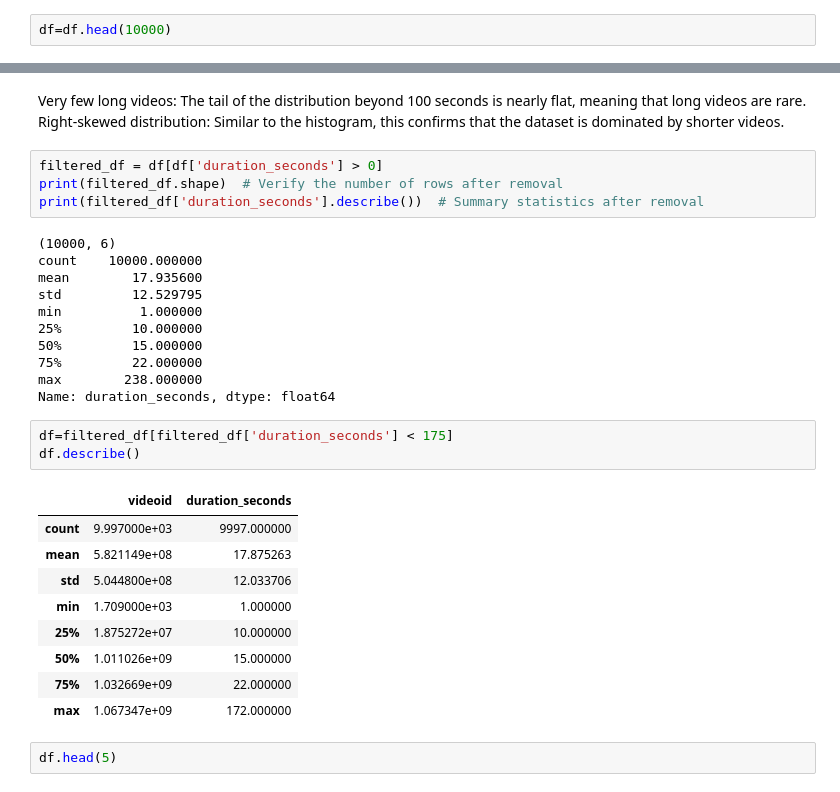
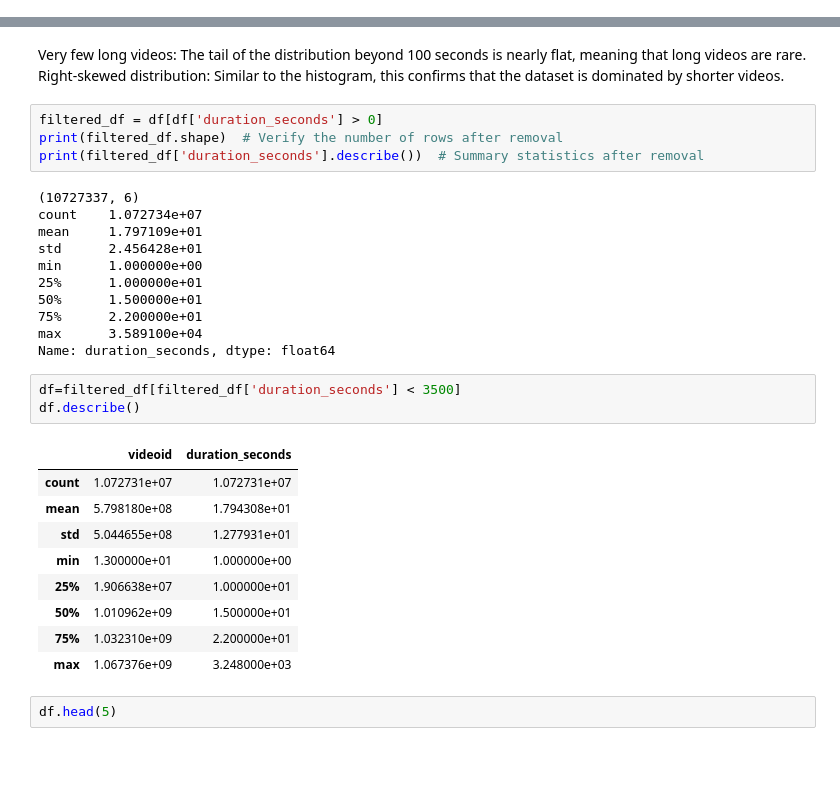
Before and after one commit to Harpreet3255/MovieDesc, a Jupyter notebook: Main.ipynb, the cells around one changed output, grey strips where cells are left out. Cells and saved outputs as stored; diff of their text form; blank space fills up the shorter version.

```diff
--- a/Main.ipynb
+++ b/Main.ipynb
@@ -74,8 +74,6 @@ def duration_to_seconds(duration):
         return np.nan
 # Apply the function to the 'duration' column
 df['duration_seconds'] = df['duration'].apply(duration_to_seconds)
-# %%
-df=df.head(10000)
 # %%
 # Descriptive statistics for video duration
 print(df['duration_seconds'].describe())
@@ -142,29 +137,29 @@ filtered_df = df[df['duration_seconds'] > 0]
 print(filtered_df.shape)  # Verify the number of rows after removal
 print(filtered_df['duration_seconds'].describe())  # Summary statistics after removal
 # %% [output]
-(10000, 6)
-count    10000.000000
-mean        17.935600
-std         12.529795
-min          1.000000
-25%         10.000000
-50%         15.000000
-75%         22.000000
-max        238.000000
+(10727337, 6)
+count    1.072734e+07
+mean     1.797109e+01
+std      2.456428e+01
+min      1.000000e+00
+25%      1.000000e+01
+50%      1.500000e+01
+75%      2.200000e+01
+max      3.589100e+04
 Name: duration_seconds, dtype: float64
 # %%
-df=filtered_df[filtered_df['duration_seconds'] < 175]
+df=filtered_df[filtered_df['duration_seconds'] < 3500]
 df.describe()
 # %% [output]
 |  | videoid | duration_seconds |
-| count | 9.997000e+03 | 9997.000000 |
-| mean | 5.821149e+08 | 17.875263 |
-| std | 5.044800e+08 | 12.033706 |
-| min | 1.709000e+03 | 1.000000 |
-| 25% | 1.875272e+07 | 10.000000 |
-| 50% | 1.011026e+09 | 15.000000 |
-| 75% | 1.032669e+09 | 22.000000 |
-| max | 1.067347e+09 | 172.000000 |
+| count | 1.072731e+07 | 1.072731e+07 |
+| mean | 5.798180e+08 | 1.794308e+01 |
+| std | 5.044655e+08 | 1.277931e+01 |
+| min | 1.300000e+01 | 1.000000e+00 |
+| 25% | 1.906638e+07 | 1.000000e+01 |
+| 50% | 1.010962e+09 | 1.500000e+01 |
+| 75% | 1.032310e+09 | 2.200000e+01 |
+| max | 1.067376e+09 | 3.248000e+03 |
 # %%
 df.head(5)
 # %% [output]
```
Also changed, not shown: parts of 15 cells of this notebook, 1 other file.
